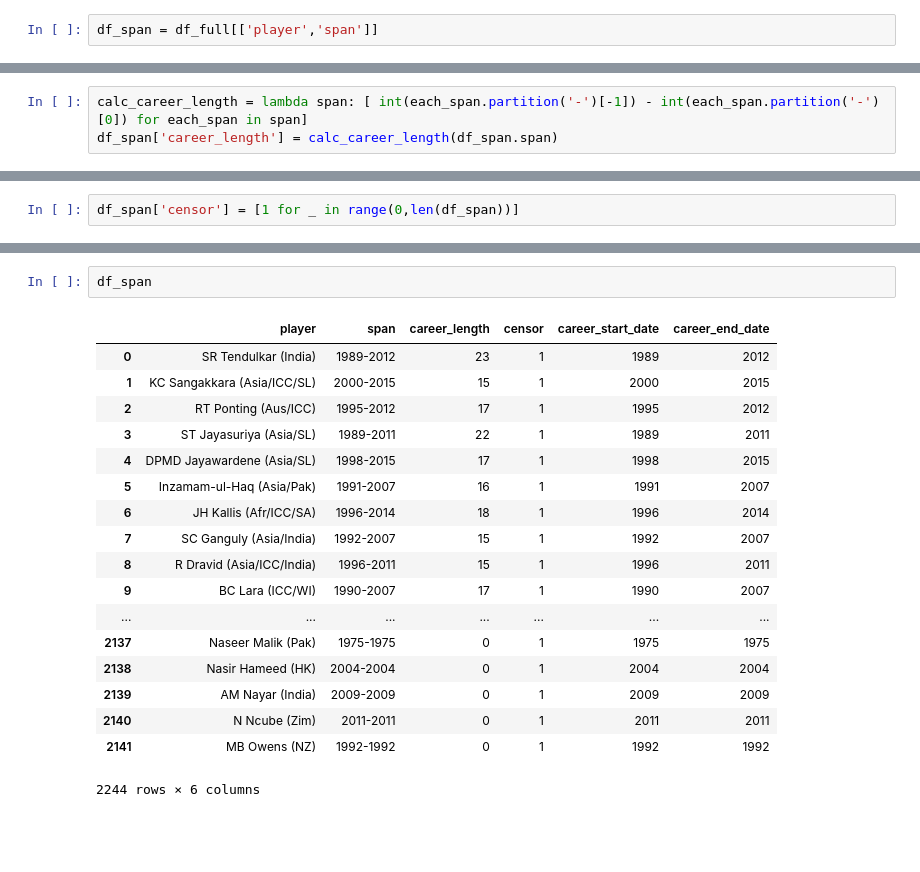
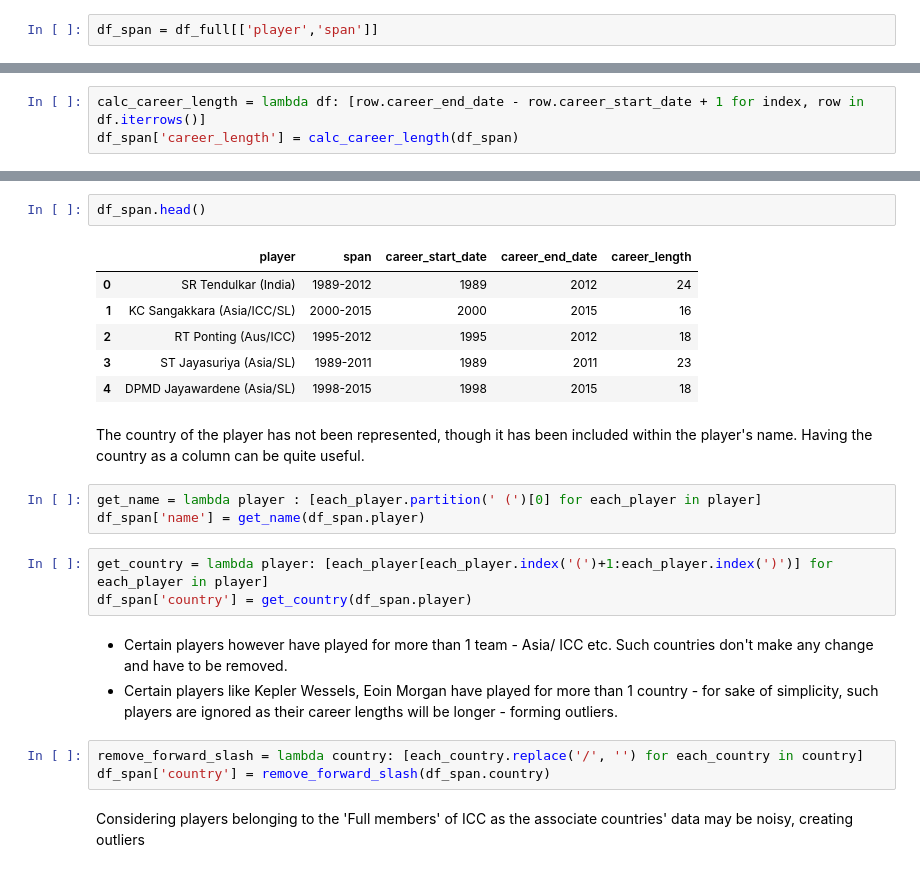
Before and after one commit to keshavramaswamy/ipython-notebooks, a Jupyter notebook: survival_analysis.ipynb, the cells around one changed output, grey strips where cells are left out. Saved outputs shown, nothing was run; the diff lists cells and outputs as text; blank space fills up the shorter version.

```diff
--- a/survival_analysis.ipynb
+++ b/survival_analysis.ipynb
@@ -134,3 +157,3 @@ df_span = df_full[['player','span']]
 # %%
-calc_career_length = lambda span: [ int(each_span.partition('-')[-1]) - int(each_span.partition('-')[0]) for each_span in span]
-df_span['career_length'] = calc_career_length(df_span.span)
+calc_career_length = lambda df: [row.career_end_date - row.career_start_date + 1 for index, row in df.iterrows()]
+df_span['career_length'] = calc_career_length(df_span)
@@ -143,2 +159,0 @@ See the the caveats in the documentation: http://pandas.pydata.org/pandas-docs/s
-# %%
-df_span['censor'] = [1 for _ in range(0,len(df_span))]
@@ -165,21 +160,28 @@ See the the caveats in the documentation: http://pandas.pydata.org/pandas-docs/s
 # %%
-df_span
+df_span.head()
 # %% [output]
-|  | player | span | career_length | censor | career_start_date | career_end_date |
-| 0 | SR Tendulkar (India) | 1989-2012 | 23 | 1 | 1989 | 2012 |
-| 1 | KC Sangakkara (Asia/ICC/SL) | 2000-2015 | 15 | 1 | 2000 | 2015 |
-| 2 | RT Ponting (Aus/ICC) | 1995-2012 | 17 | 1 | 1995 | 2012 |
-| 3 | ST Jayasuriya (Asia/SL) | 1989-2011 | 22 | 1 | 1989 | 2011 |
-| 4 | DPMD Jayawardene (Asia/SL) | 1998-2015 | 17 | 1 | 1998 | 2015 |
-| 5 | Inzamam-ul-Haq (Asia/Pak) | 1991-2007 | 16 | 1 | 1991 | 2007 |
-| 6 | JH Kallis (Afr/ICC/SA) | 1996-2014 | 18 | 1 | 1996 | 2014 |
-| 7 | SC Ganguly (Asia/India) | 1992-2007 | 15 | 1 | 1992 | 2007 |
-| 8 | R Dravid (Asia/ICC/India) | 1996-2011 | 15 | 1 | 1996 | 2011 |
-| 9 | BC Lara (ICC/WI) | 1990-2007 | 17 | 1 | 1990 | 2007 |
-| ... | ... | ... | ... | ... | ... | ... |
-| 2137 | Naseer Malik (Pak) | 1975-1975 | 0 | 1 | 1975 | 1975 |
-| 2138 | Nasir Hameed (HK) | 2004-2004 | 0 | 1 | 2004 | 2004 |
-| 2139 | AM Nayar (India) | 2009-2009 | 0 | 1 | 2009 | 2009 |
-| 2140 | N Ncube (Zim) | 2011-2011 | 0 | 1 | 2011 | 2011 |
-| 2141 | MB Owens (NZ) | 1992-1992 | 0 | 1 | 1992 | 1992 |
+|  | player | span | career_start_date | career_end_date | career_length |
+| 0 | SR Tendulkar (India) | 1989-2012 | 1989 | 2012 | 24 |
+| 1 | KC Sangakkara (Asia/ICC/SL) | 2000-2015 | 2000 | 2015 | 16 |
+| 2 | RT Ponting (Aus/ICC) | 1995-2012 | 1995 | 2012 | 18 |
+| 3 | ST Jayasuriya (Asia/SL) | 1989-2011 | 1989 | 2011 | 23 |
+| 4 | DPMD Jayawardene (Asia/SL) | 1998-2015 | 1998 | 2015 | 18 |
-2244 rows × 6 columns
+# %% [markdown]
+The country of the player has not been represented, though it has been included within the player's name. Having
+the country as a column can be quite useful.
+# %%
+get_name = lambda player : [each_player.partition(' (')[0] for each_player in player]
+df_span['name'] = get_name(df_span.player)
+# %%
+get_country = lambda player: [each_player[each_player.index('(')+1:each_player.index(')')] for each_player in player]
+df_span['country'] = get_country(df_span.player)
+# %% [markdown]
+* Certain players however have played for more than 1 team - Asia/ ICC etc. Such countries don't make any change and
+have to be removed.
+* Certain players like Kepler Wessels, Eoin Morgan have played for more than 1 country - for sake of simplicity,
+such players are ignored as their career lengths will be longer - forming outliers.
+# %%
+remove_forward_slash = lambda country: [each_country.replace('/', '') for each_country in country]
+df_span['country'] = remove_forward_slash(df_span.country)
+# %% [markdown]
+Considering players belonging to the 'Full members' of ICC as the associate countries' data may be noisy, creating outliers
```
Also changed, not shown: parts of 36 cells of this notebook.
